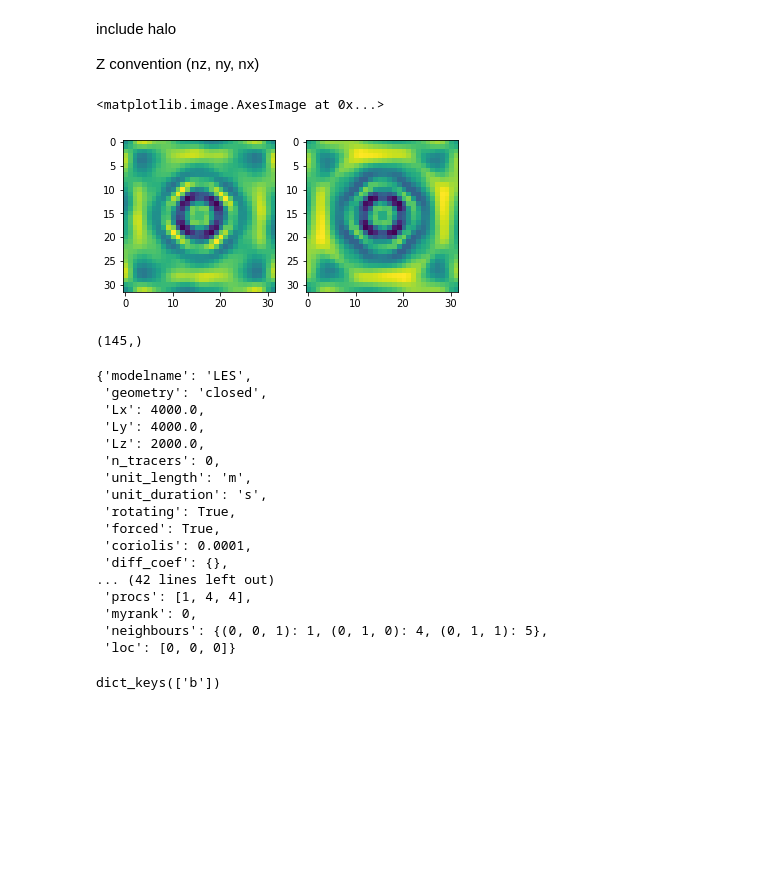
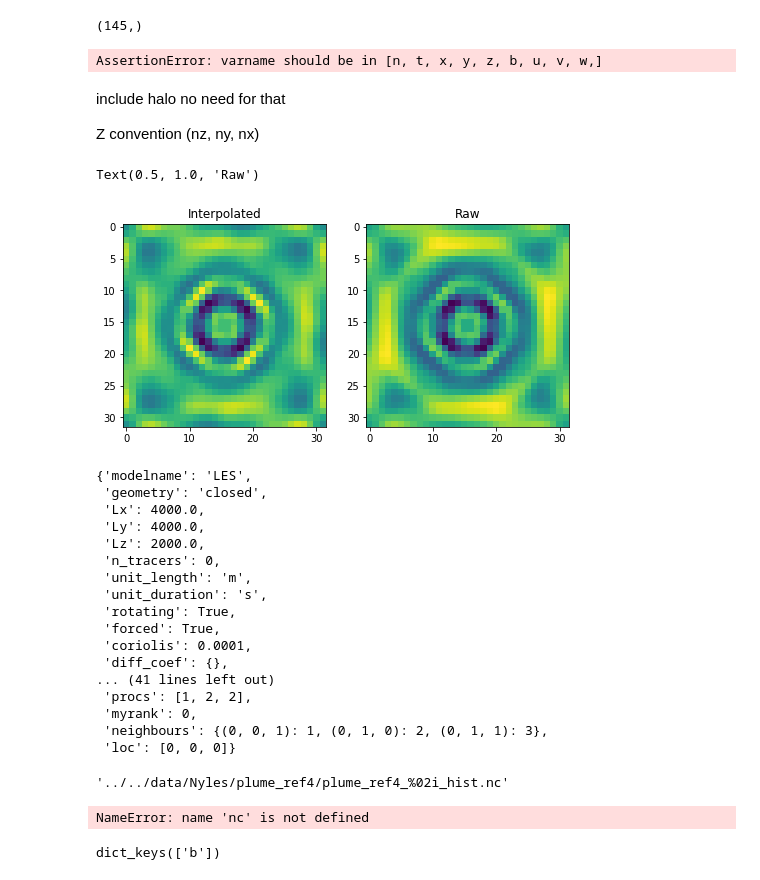
Before and after one commit to cpierard/Nyles, a Jupyter notebook: notebooks/02_Staggering.ipynb, the cells around one changed output. Drawn from its saved outputs; the diff is of its cells as text; code cells hidden in the pictures; blank space fills up the shorter version.

Commit message:
first incorporation of iosubdomain tools in diagnostics

```diff
--- a/notebooks/02_Staggering.ipynb
+++ b/notebooks/02_Staggering.ipynb
@@ -3,8 +3,22 @@ import matplotlib.pyplot as plt
 import numpy as np
 import diagnostics
 from netCDF4 import Dataset
+# %%
+# field = {}
+# grid = {}
+from iosubdomains import Variable
+path = '../../data/Nyles/plume_ref4/plume_ref4_%02i_hist.nc'
+v=Variable(path, 'b')
+b = v[:,0,13,13]
+b.shape
+# %% [output]
+(145,)
+# %%
+Variable(path, 'l')
+# %% [output]
+AssertionError: varname should be in [n, t, x, y, z, b, u, v, w,]
 # %% [markdown]
-include halo
+include halo no need for that
 
 Z convention (nz, ny, nx)
 # %%
@@ -53,29 +68,23 @@ def velocity_interpolation(a, axis=-1):
 # %%
-v_interp = velocity_interpolation(v[:], axis=1)
+v_interp = velocity_interpolation(v[0,:], axis=1)
 # %%
 nz = 13
 t = 96
+plt.figure(figsize=(8,6))
 plt.subplot(121)
-plt.imshow(v_interp[t, nz, :,:])
-
+im1 = plt.imshow(v_interp[t, nz, :,:])
+#plt.colorbar(im1)
+plt.title('Interpolated')
 
 plt.subplot(122)
-plt.imshow(v[t,nz,:,:])
+im2 = plt.imshow(v[t,nz,:,:])
+plt.title('Raw')
+#plt.colorbar(im2)
 # %% [output]
-<matplotlib.image.AxesImage at 0x...>
+Text(0.5, 1.0, 'Raw')
-[figure, old version]
+[figure, new version]
-# %%
-field = {}
-grid = {}
-from iosubdomains import Variable
-path = '../../data/Nyles/plume_ref4/plume_ref4_%02i_hist.nc'
-v=Variable(path, 'b')
-b = v[:,0,13,13]
-b.shape
-# %% [output]
-(145,)
 # %%
-exp = diagnostics.plume('../../data/Nyles/plume_ref8/', 'plume_ref4')
+exp = diagnostics.plume('../../data/Nyles/plume_ref4/', 'plume_ref4')
 exp.params
 # %% [output]
 {'modelname': 'LES',
@@ -90,13 +99,19 @@ exp.params
  'forced': True,
  'coriolis': 0.0001,
  'diff_coef': {},
-... (42 lines left out)
- 'procs': [1, 4, 4],
+... (41 lines left out)
+ 'procs': [1, 2, 2],
  'myrank': 0,
- 'neighbours': {(0, 0, 1): 1, (0, 1, 0): 4, (0, 1, 1): 5},
+ 'neighbours': {(0, 0, 1): 1, (0, 1, 0): 2, (0, 1, 1): 3},
  'loc': [0, 0, 0]}
+# %%
+exp.template
+# %% [output]
+'../../data/Nyles/plume_ref4/plume_ref4_%02i_hist.nc'
 # %%
-variables = exp.read_vars(['b'], '../../data/Nyles/plume_ref8/plume_ref8_00_hist.nc')
+variables = exp.read_vars(['b'], 'dummy')
+# %% [output]
+NameError: name 'nc' is not defined
 # %%
 variables.keys()
 # %% [output]
```
Also changed, not shown: parts of 1 cell of this notebook, 3 other files.
